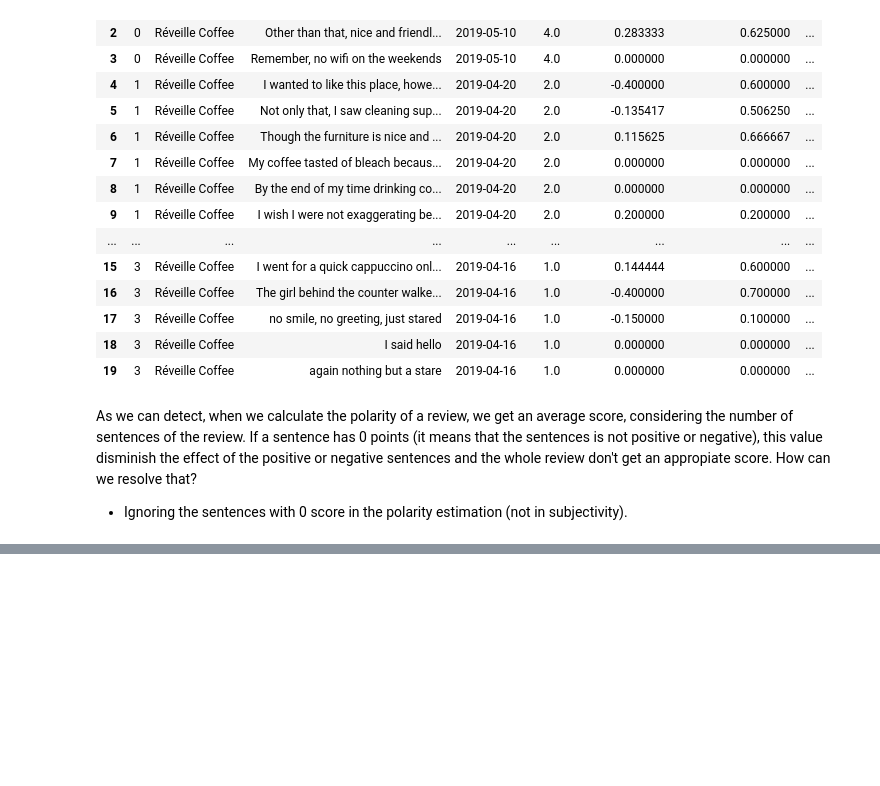
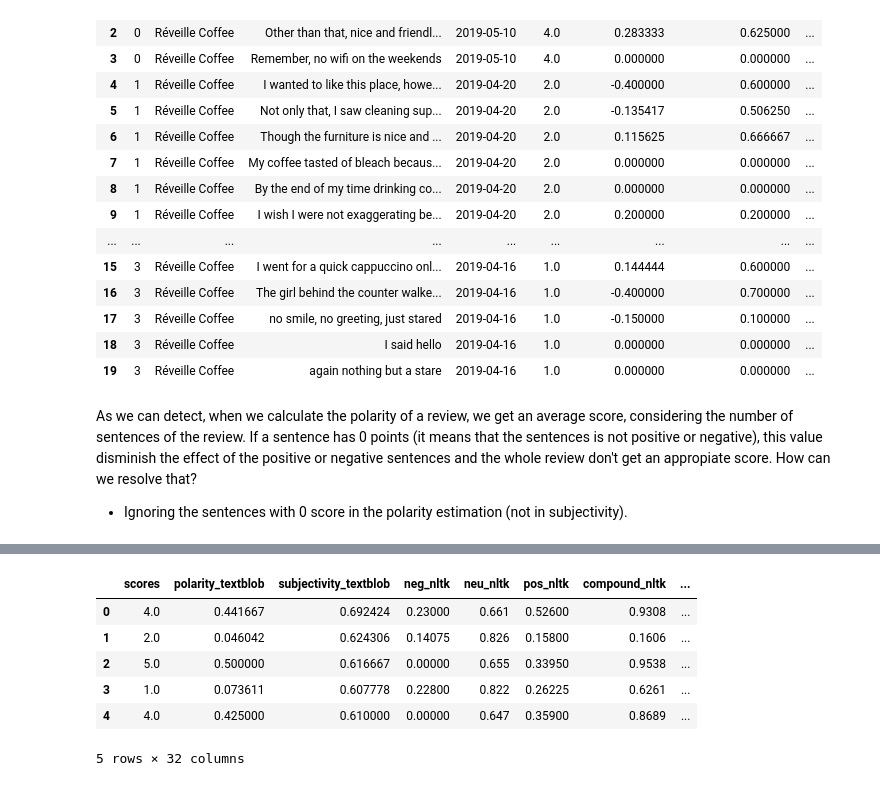
Before and after one commit to Daesparz/Capstone1, a Jupyter notebook: Data_Analysis/Extension_Exploratory_Data_Analysis.ipynb, the cells around one changed output, grey strips where cells are left out. Drawn from its saved outputs; the diff is of its cells as text; code cells hidden in the pictures; blank space fills up the shorter version.

```diff
--- a/Data_Analysis/Extension_Exploratory_Data_Analysis.ipynb
+++ b/Data_Analysis/Extension_Exploratory_Data_Analysis.ipynb
@@ -423,0 +457,19 @@ Dale-Chall actually compares text to a known repository of words to understand i
+# %%
+df_RandomnTest = df_Reviews.copy()
+df_RandomnTest.drop(axis=1, columns=['Coffee', 'Description',
+                                     'valid_date', 'text_standard',
+                                     'value_flair', 'score_flair'], inplace=True)
+# %%
+for col in df_RandomnTest.columns:
+    avg = df_RandomnTest[col].mean()
+    df_RandomnTest['avg_'+ col] = df_RandomnTest[col].apply(lambda x: 1 if x >= avg else 0)
+# %%
+df_RandomnTest.head()
+# %% [output]
+|  | scores | polarity_textblob | subjectivity_textblob | neg_nltk | neu_nltk | pos_nltk | compound_nltk | ... |
+| 0 | 4.0 | 0.441667 | 0.692424 | 0.23000 | 0.661 | 0.52600 | 0.9308 | ... |
+| 1 | 2.0 | 0.046042 | 0.624306 | 0.14075 | 0.826 | 0.15800 | 0.1606 | ... |
+| 2 | 5.0 | 0.500000 | 0.616667 | 0.00000 | 0.655 | 0.33950 | 0.9538 | ... |
+| 3 | 1.0 | 0.073611 | 0.607778 | 0.22800 | 0.822 | 0.26225 | 0.6261 | ... |
+| 4 | 4.0 | 0.425000 | 0.610000 | 0.00000 | 0.647 | 0.35900 | 0.8689 | ... |
+5 rows × 32 columns
```
Also changed, not shown: parts of 24 cells of this notebook.
